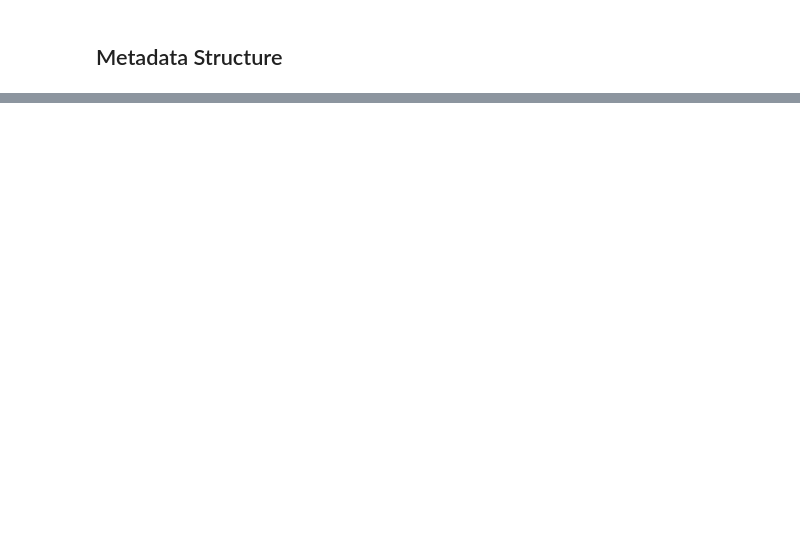
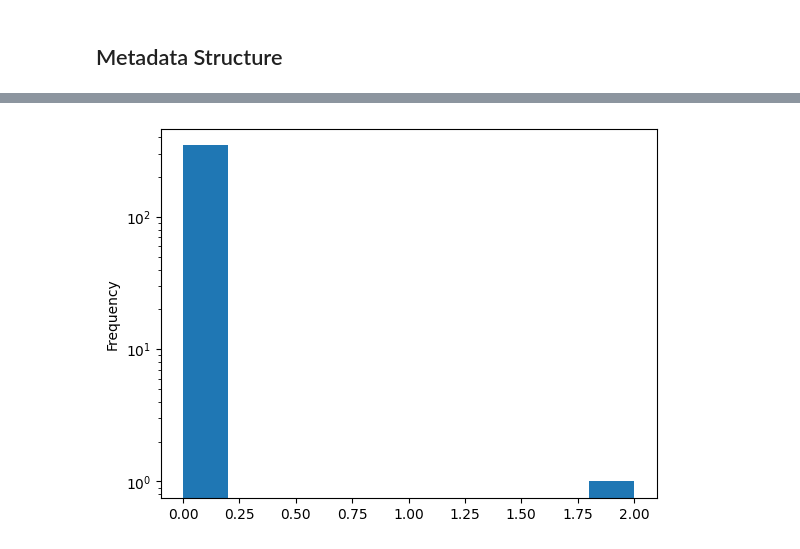
Before and after one commit to mitja-o/metadata-assistant, a Jupyter notebook: _evaluation/statistics/experiment-results-overview.ipynb, the cells around one changed output, grey strips where cells are left out. Saved outputs shown, nothing was run; the diff lists cells and outputs as text; code cells hidden in the pictures; blank space fills up the shorter version.

```diff
--- a/_evaluation/statistics/experiment-results-overview.ipynb
+++ b/_evaluation/statistics/experiment-results-overview.ipynb
@@ -254,0 +457,2 @@ successful_experiments_dwc = successful_experiments[successful_experiments["sche
+# %%
+dwc_validator = matls.get_xmlschema_validator('http://rs.tdwg.org/dwc/text/tdwg_dwc_text.xsd')
@@ -254,0 +463,4 @@ successful_experiments_dwc = successful_experiments[successful_experiments["sche
+# %%
+valid_xml_exp_dwc["valid_by_xml_schema"] = valid_xml_exp_dwc["cleaned_outcome_metadata_xml"].apply(dwc_validator.validate)
+# %%
+valid_xml_exp_dwc["valid_by_xml_schema.is_okay"] = valid_xml_exp_dwc["valid_by_xml_schema"].apply(lambda x: x[0])
@@ -254,0 +474,2 @@ successful_experiments_dwc = successful_experiments[successful_experiments["sche
+# %%
+valid_xml_exp_dwc["valid_by_xml_schema.errors"] = valid_xml_exp_dwc["valid_by_xml_schema"].apply(lambda x: x[1])
@@ -254,0 +513,4 @@ successful_experiments_dwc = successful_experiments[successful_experiments["sche
+# %%
+ax = valid_xml_exp_dwc["valid_by_xml_schema.errors"].apply(len).plot.hist(log=True)
+# %% [output]
+[figure, added]
```
Also changed, not shown: parts of 113 cells of this notebook, 11 other files.
